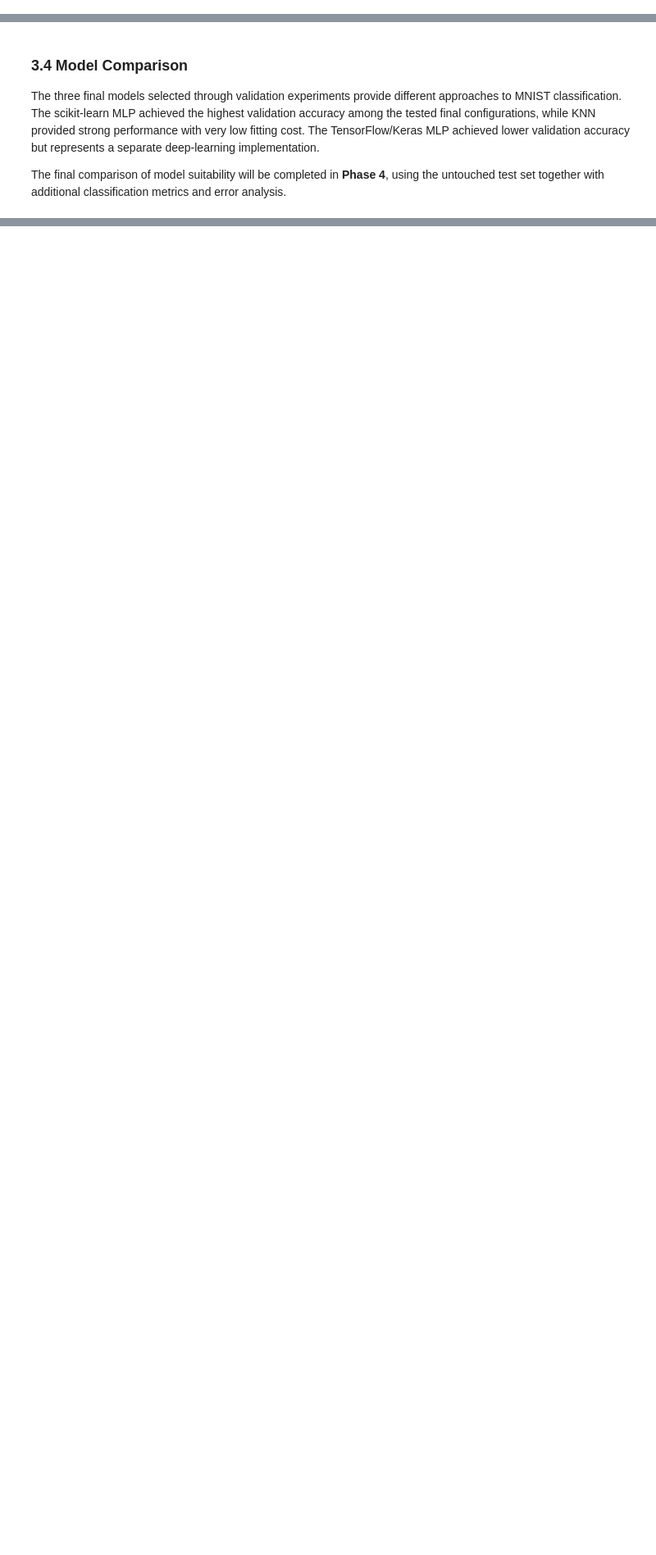
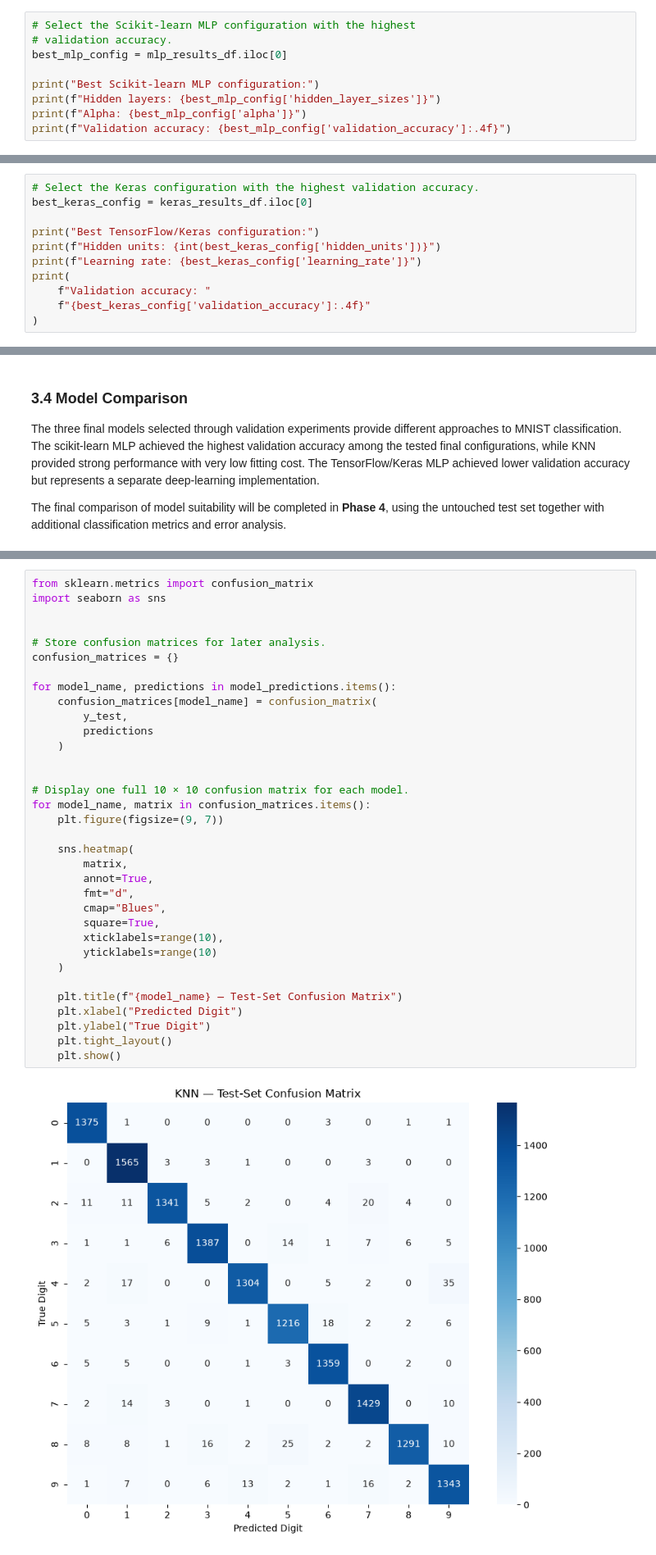
Before and after one commit to ananda-pires/mnist-multiclass-predictive-pipeline, a Jupyter notebook: notebooks/mnist_pipeline.ipynb, the cells around one changed output, grey strips where cells are left out. Shown at 82% size. Drawn from its saved outputs; the diff is of its cells as text; blank space fills up the shorter version.

```diff
--- a/notebooks/mnist_pipeline.ipynb
+++ b/notebooks/mnist_pipeline.ipynb
@@ -1569,0 +623,9 @@ Validation prediction time: 0.2511 seconds
+# %%
+# Select the Scikit-learn MLP configuration with the highest
+# validation accuracy.
+best_mlp_config = mlp_results_df.iloc[0]
+
+print("Best Scikit-learn MLP configuration:")
+print(f"Hidden layers: {best_mlp_config['hidden_layer_sizes']}")
+print(f"Alpha: {best_mlp_config['alpha']}")
+print(f"Validation accuracy: {best_mlp_config['validation_accuracy']:.4f}")
@@ -1569,0 +806,11 @@ Validation prediction time: 0.2511 seconds
+# %%
+# Select the Keras configuration with the highest validation accuracy.
+best_keras_config = keras_results_df.iloc[0]
+
+print("Best TensorFlow/Keras configuration:")
+print(f"Hidden units: {int(best_keras_config['hidden_units'])}")
+print(f"Learning rate: {best_keras_config['learning_rate']}")
+print(
+    f"Validation accuracy: "
+    f"{best_keras_config['validation_accuracy']:.4f}"
+)
@@ -2981,0 +1007,36 @@ The probability plots provide an additional view of the model's predictions and
+# %%
+from sklearn.metrics import confusion_matrix
+import seaborn as sns
+
+
+# Store confusion matrices for later analysis.
+confusion_matrices = {}
+
+for model_name, predictions in model_predictions.items():
+    confusion_matrices[model_name] = confusion_matrix(
+        y_test,
+        predictions
+    )
+
+
+# Display one full 10 × 10 confusion matrix for each model.
+for model_name, matrix in confusion_matrices.items():
+    plt.figure(figsize=(9, 7))
+
+    sns.heatmap(
+        matrix,
+        annot=True,
+        fmt="d",
+        cmap="Blues",
+        square=True,
+        xticklabels=range(10),
+        yticklabels=range(10)
+    )
+
+    plt.title(f"{model_name} — Test-Set Confusion Matrix")
+    plt.xlabel("Predicted Digit")
+    plt.ylabel("True Digit")
+    plt.tight_layout()
+    plt.show()
+# %% [output]
+[figure, added]
```
Also changed, not shown: parts of 176 cells of this notebook, 10 other files.
